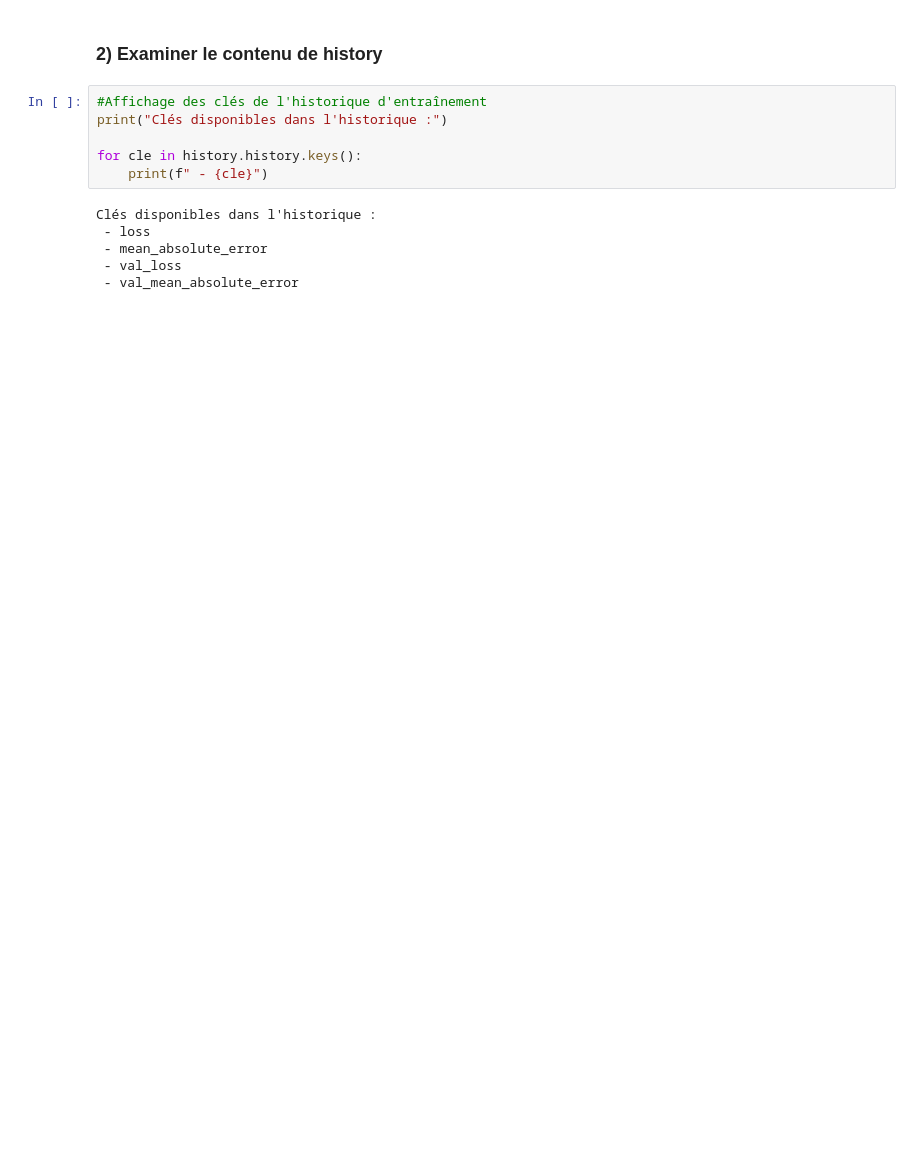
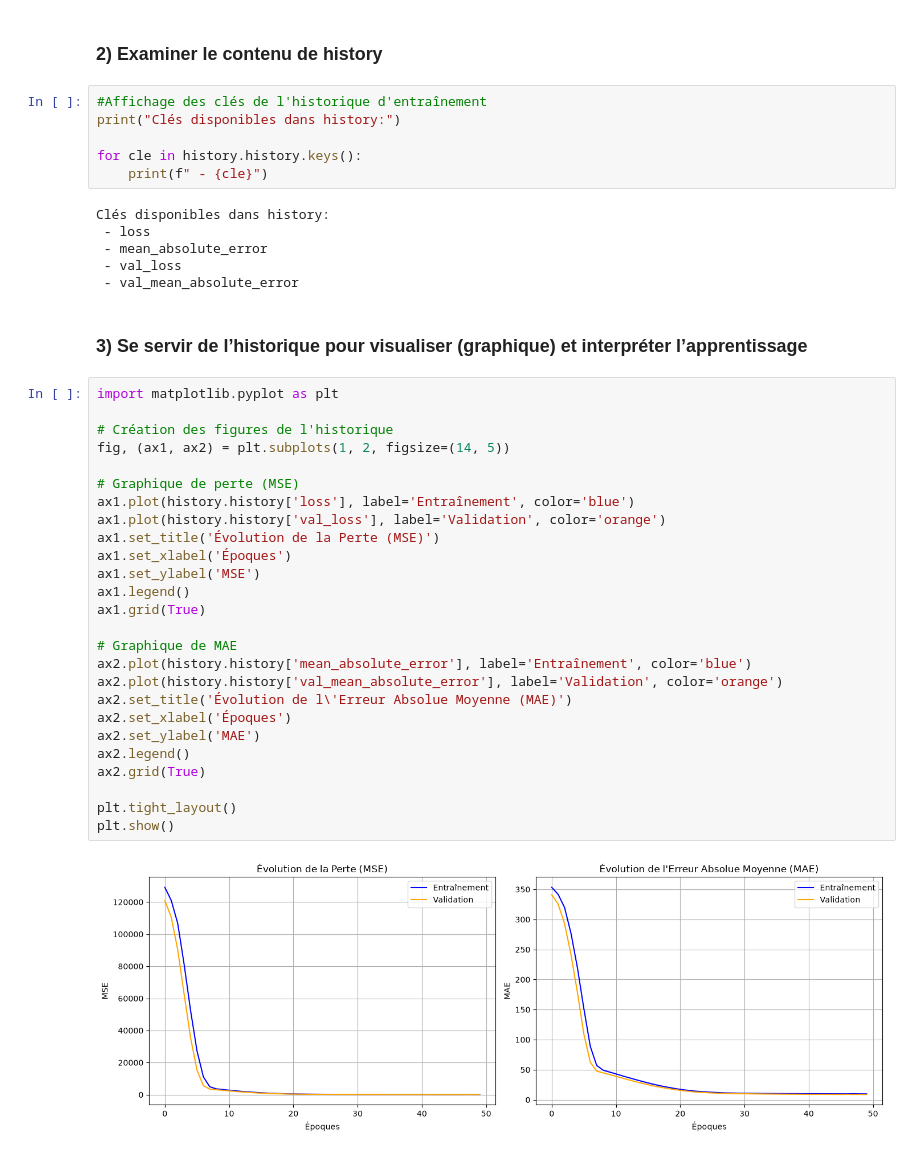
Before and after one commit to DIOPBARHAM/atelier_tensorflow_iot, a Jupyter notebook: notebooks/atelier_tensorflow_iot.ipynb, the cells around one changed output. Saved outputs shown, nothing was run; the diff lists cells and outputs as text; blank space fills up the shorter version.

Commit message:
3) Se servir de l’historique pour visualiser (graphique) et interpréter l’apprentissage

```diff
--- a/notebooks/atelier_tensorflow_iot.ipynb
+++ b/notebooks/atelier_tensorflow_iot.ipynb
@@ -200,13 +200,43 @@ Epoch 50/50
 ### 2) Examiner le contenu de history
 # %%
 #Affichage des clés de l'historique d'entraînement
-print("Clés disponibles dans l'historique :")
+print("Clés disponibles dans history:")
 
 for cle in history.history.keys():
     print(f" - {cle}")
 # %% [output]
-Clés disponibles dans l'historique :
+Clés disponibles dans history:
  - loss
  - mean_absolute_error
  - val_loss
  - val_mean_absolute_error
+# %% [markdown]
+### 3) Se servir de l’historique pour visualiser (graphique) et interpréter l’apprentissage
+# %%
+import matplotlib.pyplot as plt
+
+# Création des figures de l'historique
+fig, (ax1, ax2) = plt.subplots(1, 2, figsize=(14, 5))
+
+# Graphique de perte (MSE)
+ax1.plot(history.history['loss'], label='Entraînement', color='blue')
+ax1.plot(history.history['val_loss'], label='Validation', color='orange')
+ax1.set_title('Évolution de la Perte (MSE)')
+ax1.set_xlabel('Époques')
+ax1.set_ylabel('MSE')
+ax1.legend()
+ax1.grid(True)
+
+# Graphique de MAE
+ax2.plot(history.history['mean_absolute_error'], label='Entraînement', color='blue')
+ax2.plot(history.history['val_mean_absolute_error'], label='Validation', color='orange')
+ax2.set_title('Évolution de l\'Erreur Absolue Moyenne (MAE)')
+ax2.set_xlabel('Époques')
+ax2.set_ylabel('MAE')
+ax2.legend()
+ax2.grid(True)
+
+plt.tight_layout()
+plt.show()
+# %% [output]
+[figure, added]
```
